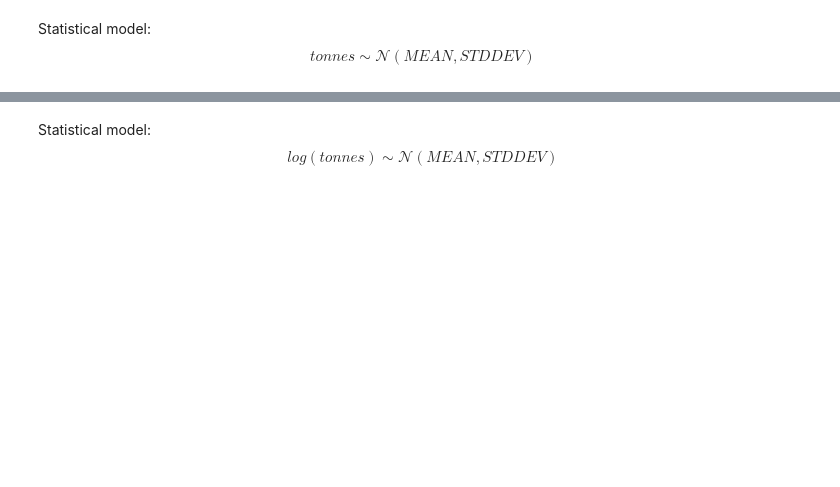
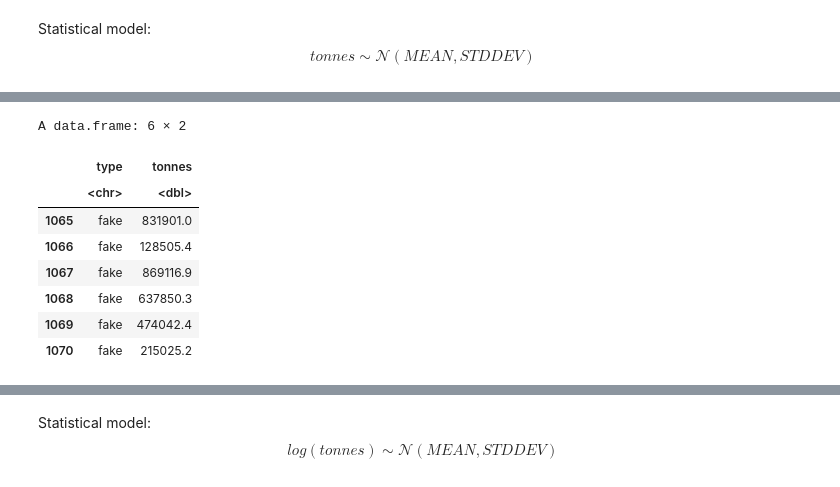
Before and after one commit to jrising/couplingsf23, a Jupyter notebook: practicum9.ipynb, the cells around one changed output, grey strips where cells are left out. Drawn from its saved outputs; the diff is of its cells as text; code cells hidden in the pictures; blank space fills up the shorter version.

```diff
--- a/practicum9.ipynb
+++ b/practicum9.ipynb
@@ -49,6 +180,18 @@ pdf1 = data.frame(type='real', tonnes=df$tonnes[df$gear_type == 'bottom trawl'])
 pdf2 = data.frame(type='fake', tonnes=faketonnes)
 # %%
 pdf = rbind(pdf1, pdf2)
+# %%
+tail(pdf)
+# %% [output]
+A data.frame: 6 × 2
+|  | type | tonnes |
+|  | <chr> | <dbl> |
+| 1065 | fake | 831901.0 |
+| 1066 | fake | 128505.4 |
+| 1067 | fake | 869116.9 |
+| 1068 | fake | 637850.3 |
+| 1069 | fake | 474042.4 |
+| 1070 | fake | 215025.2 |
 # %%
 ggplot(pdf, aes(x=tonnes, colour=type)) +
   geom_density()
```
Also changed, not shown: parts of 32 cells of this notebook, 1 other file.
